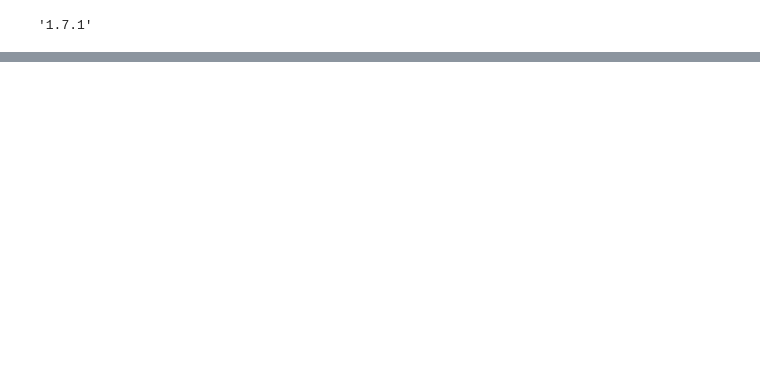
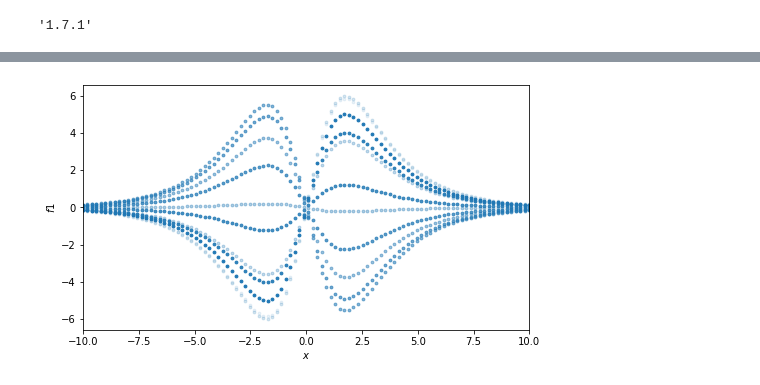
Before and after one commit to FlowModelingControl/flowtorch, a Jupyter notebook: docs/source/notebooks/DMD_introduction.ipynb, the cells around one changed output, grey strips where cells are left out. Drawn from its saved outputs; the diff is of its cells as text; code cells hidden in the pictures; blank space fills up the shorter version.

```diff
--- a/docs/source/notebooks/DMD_introduction.ipynb
+++ b/docs/source/notebooks/DMD_introduction.ipynb
@@ -141,10 +86,0 @@ X_prime = data[:,1:]
-# %%
-def plot_data(x, modes, path):
-    fig, ax = plt.subplots(1, 1, figsize=(8, 4.5))
-    for i in range(12):
-        ax.scatter(x, pt.real(modes[:, i]), s=8, c='blue', alpha=1-(i/11))
-    ax.set_xlabel(r"$x$")
-    ax.set_ylabel('${}$'.format(path[:-4]))
-    ax.set_xlim(pt.min(x), pt.max(x))
-    plt.show()
-    #plt.savefig(path, bbox_inches="tight")
@@ -234,0 +108,16 @@ val, phi = dmd(data, rank=rank) #rank=3 was determined from the POD-mode visuali
+# %%
+def plot_data(x, modes, n):
+    fig, ax = plt.subplots(1, 1, figsize=(8, 4.5))
+    for i in range(12):
+        ax.scatter(x, pt.real(modes[:, i]), s=8, c='C{}'.format(n-1), alpha=1-(i/11))
+    ax.set_xlabel(r"$x$")
+    ax.set_ylabel('$f{}$'.format(n))
+    if n>3:
+        ax.set_ylabel('f1+f2+f3')
+    ax.set_xlim(pt.min(x), pt.max(x))
+# %%
+f1 = pt.multiply(10*pt.tanh(Xm/2)/pt.cosh(Xm/2), pt.exp((0.1+2.8j)*Tm)).T
+
+plot_data(Xm[0,:], f1, 1)
+# %% [output]
+[figure, added]
```
Also changed, not shown: parts of 43 cells of this notebook.
